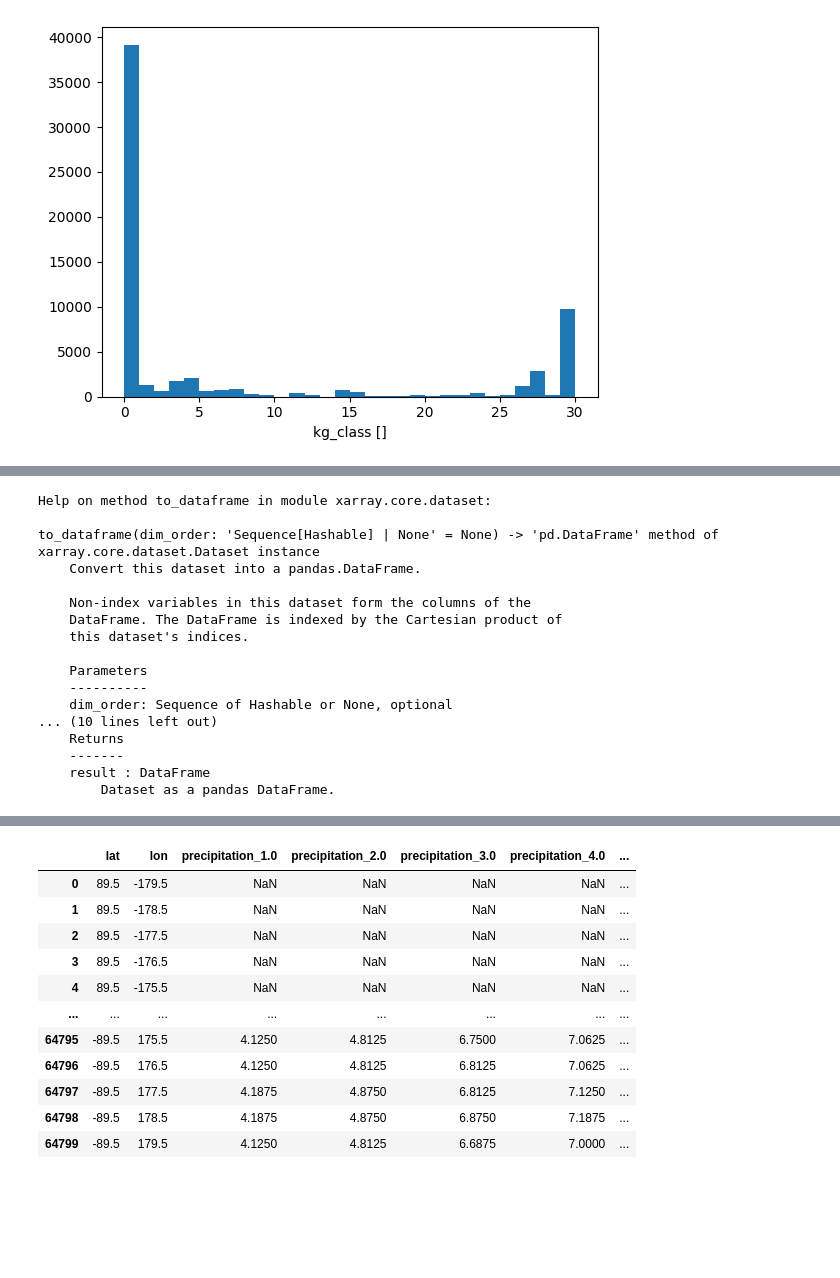
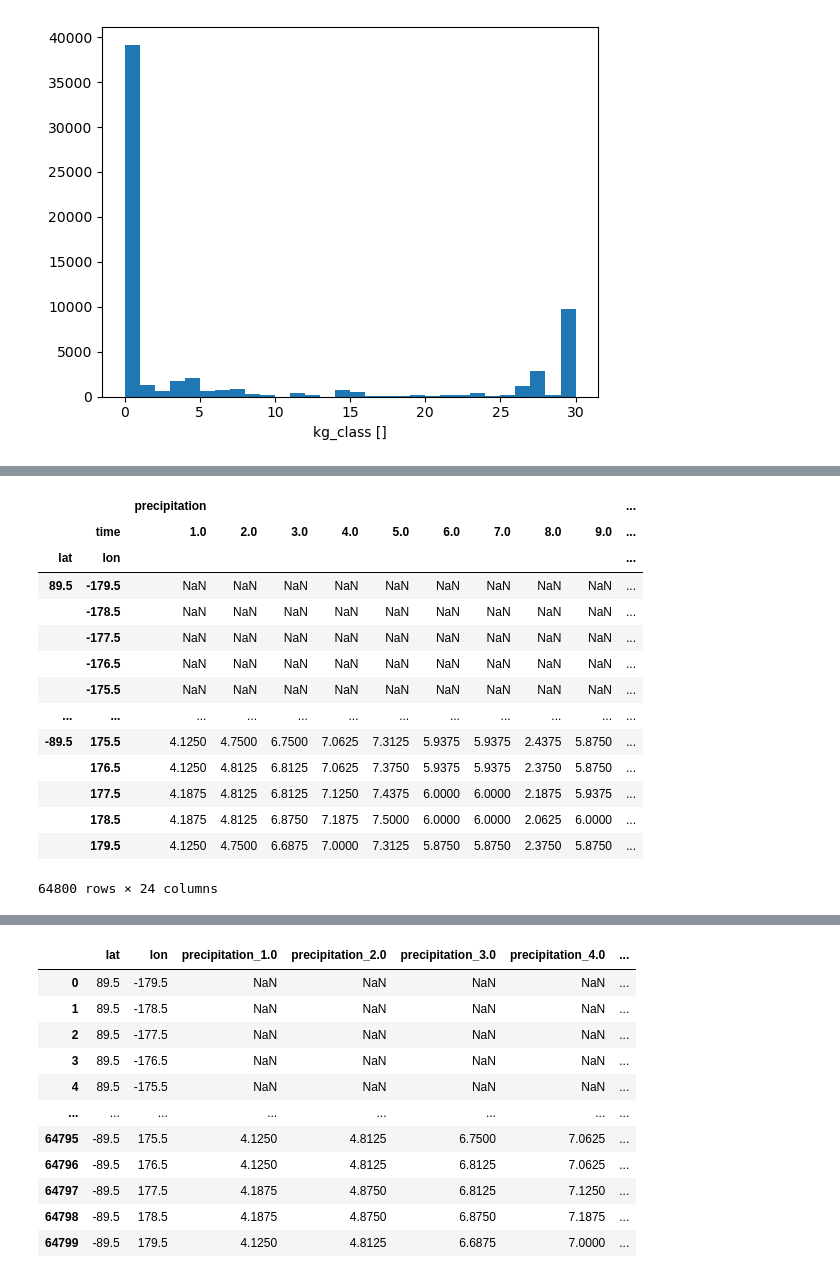
Before and after one commit to MetOffice/ai4c_hackathon, a Jupyter notebook: notebooks/ClimateZones_Data_exploration.ipynb, the cells around one changed output, grey strips where cells are left out. Drawn from its saved outputs; the diff is of its cells as text; code cells hidden in the pictures; blank space fills up the shorter version.

```diff
--- a/notebooks/ClimateZones_Data_exploration.ipynb
+++ b/notebooks/ClimateZones_Data_exploration.ipynb
@@ -340,20 +302,0 @@ for month in range(12):
-# %%
-help(data_dict[list(time_periods.keys())[0]][historic_scenario_str]['climate_mean'].to_dataframe)
-# %% [output]
-Help on method to_dataframe in module xarray.core.dataset:
-
-to_dataframe(dim_order: 'Sequence[Hashable] | None' = None) -> 'pd.DataFrame' method of xarray.core.dataset.Dataset instance
-    Convert this dataset into a pandas.DataFrame.
-
-    Non-index variables in this dataset form the columns of the
-    DataFrame. The DataFrame is indexed by the Cartesian product of
-    this dataset's indices.
-
-    Parameters
-    ----------
-    dim_order: Sequence of Hashable or None, optional
-... (10 lines left out)
-    Returns
-    -------
-    result : DataFrame
-        Dataset as a pandas DataFrame.
@@ -364,0 +303,18 @@ df2 = data_dict[list(time_periods.keys())[0]][historic_scenario_str]['climate_zo
+# %%
+data_dict[list(time_periods.keys())[0]][historic_scenario_str]['climate_std'].to_dataframe().unstack(['time'])
+# %% [output]
+|  |  | precipitation |  |  |  |  |  |  |  |  | ... |
+|  | time | 1.0 | 2.0 | 3.0 | 4.0 | 5.0 | 6.0 | 7.0 | 8.0 | 9.0 | ... |
+| lat | lon |  |  |  |  |  |  |  |  |  | ... |
+| 89.5 | -179.5 | NaN | NaN | NaN | NaN | NaN | NaN | NaN | NaN | NaN | ... |
+|  | -178.5 | NaN | NaN | NaN | NaN | NaN | NaN | NaN | NaN | NaN | ... |
+|  | -177.5 | NaN | NaN | NaN | NaN | NaN | NaN | NaN | NaN | NaN | ... |
+|  | -176.5 | NaN | NaN | NaN | NaN | NaN | NaN | NaN | NaN | NaN | ... |
+|  | -175.5 | NaN | NaN | NaN | NaN | NaN | NaN | NaN | NaN | NaN | ... |
+| ... | ... | ... | ... | ... | ... | ... | ... | ... | ... | ... | ... |
+| -89.5 | 175.5 | 4.1250 | 4.7500 | 6.7500 | 7.0625 | 7.3125 | 5.9375 | 5.9375 | 2.4375 | 5.8750 | ... |
+|  | 176.5 | 4.1250 | 4.8125 | 6.8125 | 7.0625 | 7.3750 | 5.9375 | 5.9375 | 2.3750 | 5.8750 | ... |
+|  | 177.5 | 4.1875 | 4.8125 | 6.8125 | 7.1250 | 7.4375 | 6.0000 | 6.0000 | 2.1875 | 5.9375 | ... |
+|  | 178.5 | 4.1875 | 4.8125 | 6.8750 | 7.1875 | 7.5000 | 6.0000 | 6.0000 | 2.0625 | 6.0000 | ... |
+|  | 179.5 | 4.1250 | 4.7500 | 6.6875 | 7.0000 | 7.3125 | 5.8750 | 5.8750 | 2.3750 | 5.8750 | ... |
+64800 rows × 24 columns
```
Also changed, not shown: parts of 19 cells of this notebook.
